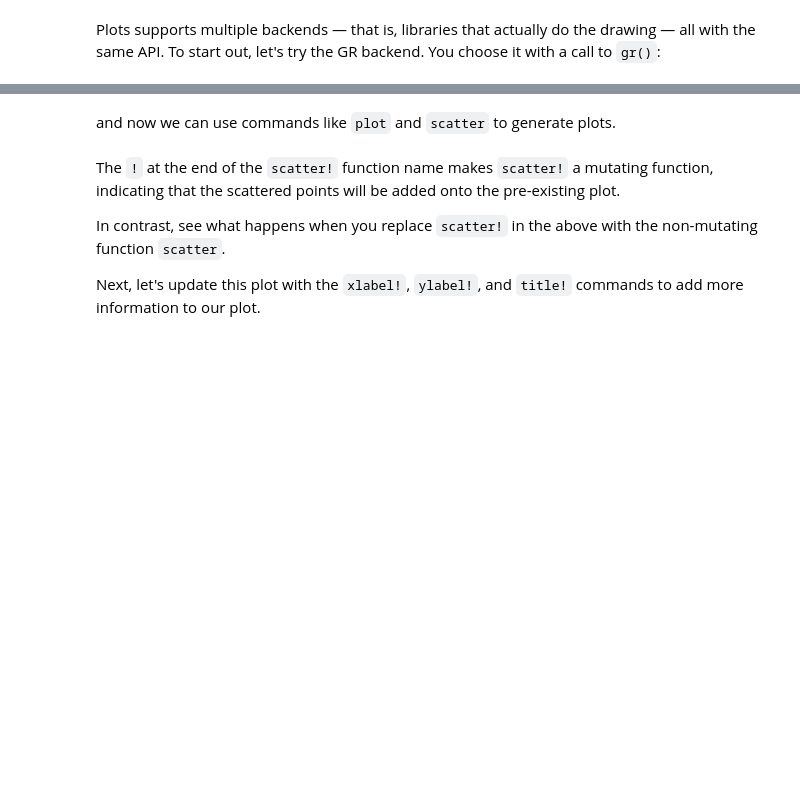
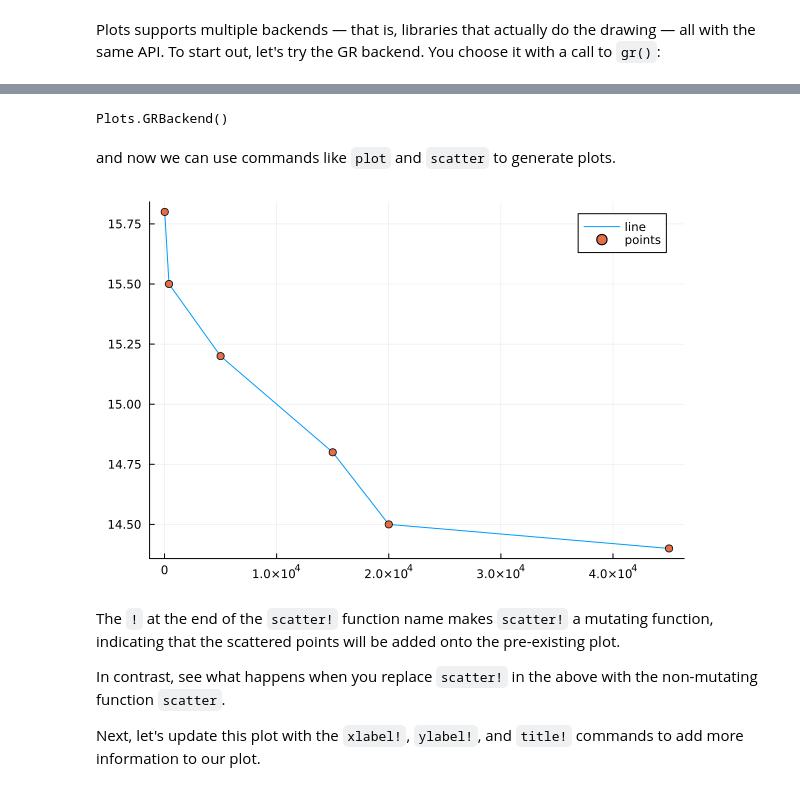
Before and after one commit to TrevorBushnell/Data-Science-Resources, a Jupyter notebook: Intro-To-Julia/H - Plotting.ipynb, the cells around one changed output, grey strips where cells are left out. Cells and saved outputs as stored; diff of their text form; code cells hidden in the pictures; blank space fills up the shorter version.

```diff
--- a/Intro-To-Julia/H - Plotting.ipynb
+++ b/Intro-To-Julia/H - Plotting.ipynb
@@ -28,3 +30,6 @@ Precompiling project...
 One of the advantages to `Plots.jl` is that it allows you to seamlessly change backends. In this notebook, we'll try out the `gr()` and `plotlyjs()` backends.<br>
 
 In the name of scientific inquiry, let's use this notebook to examine the relationship between the global temperature and the number of pirates between roughly 1860 and 2000.
+# %%
+globaltemperatures = [14.4, 14.5, 14.8, 15.2, 15.5, 15.8]
+numpirates = [45000, 20000, 15000, 5000, 400, 17]
@@ -36,5 +46,15 @@ Plots.GRBackend()
+# %%
+using Plots
+gr()
+# %% [output]
+Plots.GRBackend()
 # %% [markdown]
 and now we can use commands like `plot` and `scatter` to generate plots.
+# %%
+plot(numpirates, globaltemperatures, label="line")
+scatter!(numpirates, globaltemperatures, label="points")
+# %% [output]
+[figure, added]
 # %% [markdown]
 The `!` at the end of the `scatter!` function name makes `scatter!` a mutating function, indicating that the scattered points will be added onto the pre-existing plot.
 
```
Also changed, not shown: parts of 15 cells of this notebook, 3 other files.
